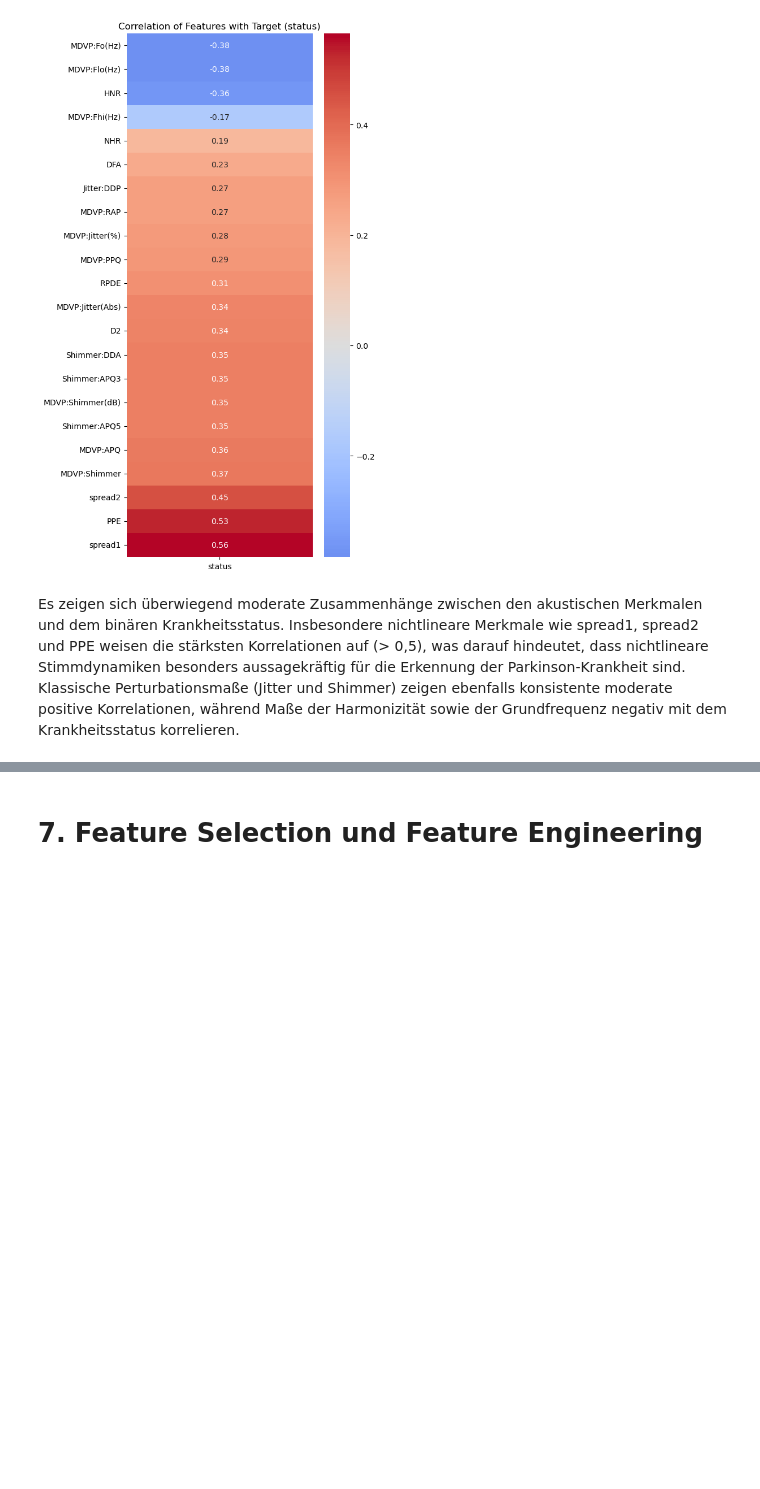
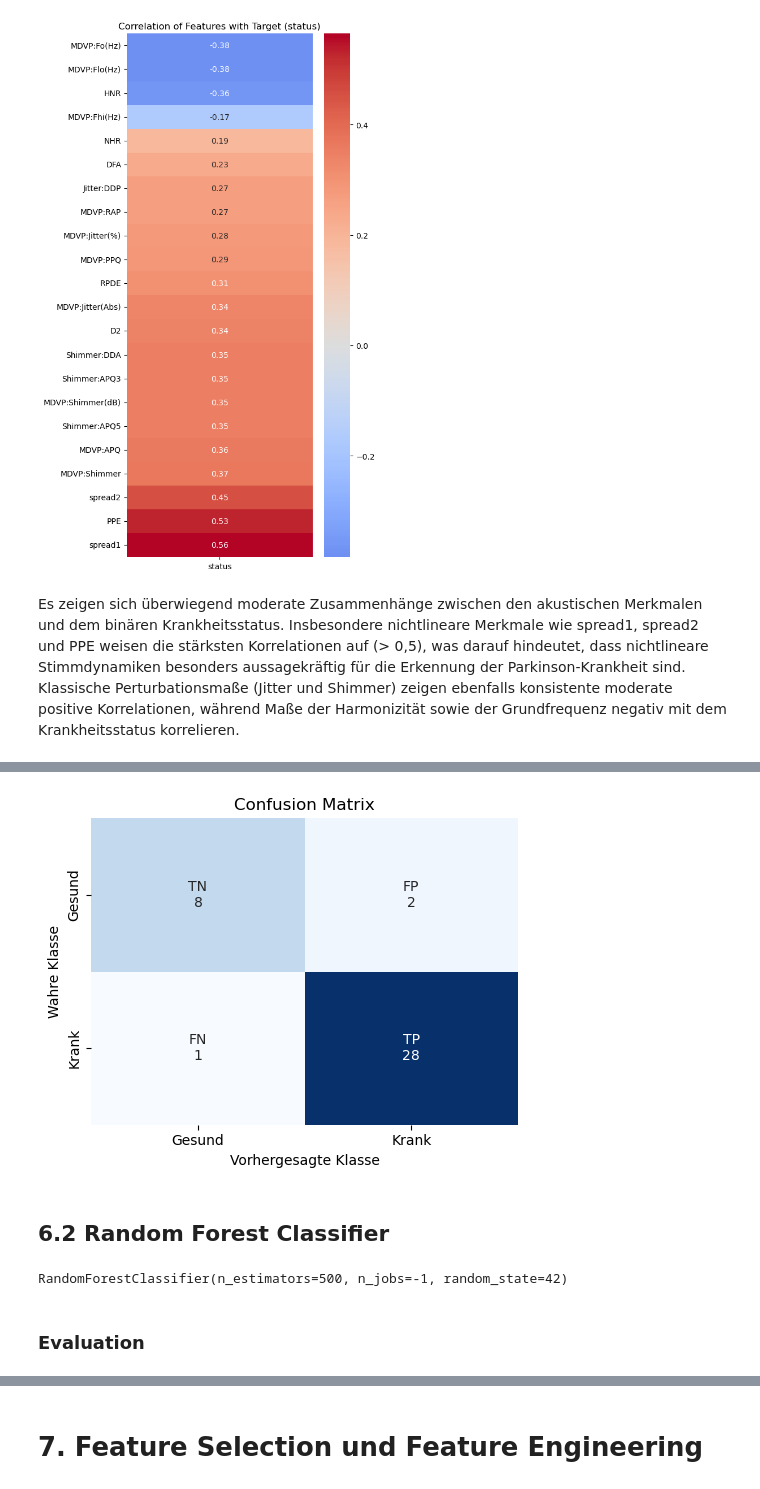
Before and after one commit to annikavanrooijen/Parkinson-Detection, a Jupyter notebook: Semesterprojekt.ipynb, the cells around one changed output, grey strips where cells are left out. Saved outputs shown, nothing was run; the diff lists cells and outputs as text; code cells hidden in the pictures; blank space fills up the shorter version.

```diff
--- a/Semesterprojekt.ipynb
+++ b/Semesterprojekt.ipynb
@@ -1100,0 +1110,28 @@ ROC-AUC
+# %%
+
+def plot_confusion_matrix(y_test, y_pred):
+    cm = confusion_matrix(y_test, y_pred)
+    classes = ["Gesund", "Krank"]
+    group_names = ["TN", "FP", "FN", "TP"]
+    group_counts = cm.flatten()
+
+    labels = [f"{name}\n{count}" for name, count in zip(group_names, group_counts)]
+    labels = np.array(labels).reshape(2, 2)
+
+    # Plot
+    plt.figure(figsize=(5, 4))
+    sns.heatmap(
+        cm,
+        annot=labels,
+        fmt="",
+        cmap="Blues",
+        xticklabels=classes,
+        yticklabels=classes,
+        cbar=False
+    )
+
+    plt.xlabel("Vorhergesagte Klasse")
+    plt.ylabel("Wahre Klasse")
+    plt.title("Confusion Matrix")
+    plt.tight_layout()
+    plt.show()
@@ -1100,0 +1161,7 @@ ROC-AUC
+# %%
+pipe = Pipeline([
+    ('scaler', StandardScaler()),
+    ('clf', LogisticRegression(max_iter=1000))
+])
+
+pipe.fit(X_train, y_train)
@@ -1100,0 +1171,3 @@ ROC-AUC
+# %%
+y_pred = pipe.predict(X_test)
+y_proba = pipe.predict_proba(X_test)[:, 1]
@@ -1100,0 +1190,6 @@ ROC-AUC
+# %%
+plot_confusion_matrix(y_test, y_pred)
+# %% [output]
+[figure, added]
+# %% [markdown]
+## 6.2 Random Forest Classifier
@@ -1100,0 +1203,4 @@ ROC-AUC
+# %%
+rf.fit(X_train, y_train)
+# %% [output]
+RandomForestClassifier(n_estimators=500, n_jobs=-1, random_state=42)
@@ -1100,0 +1210,2 @@ ROC-AUC
+# %% [markdown]
+### Evaluation
```
Also changed, not shown: parts of 20 cells of this notebook.
